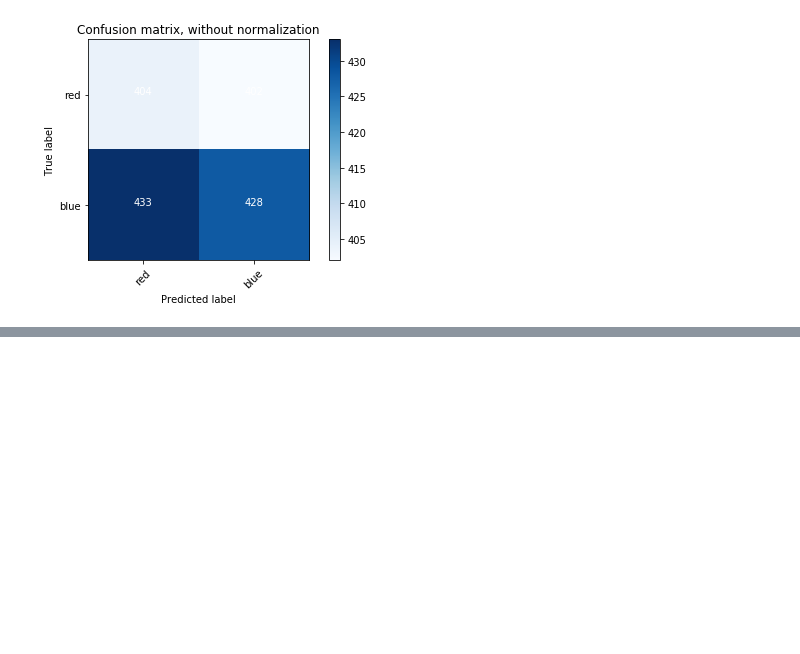
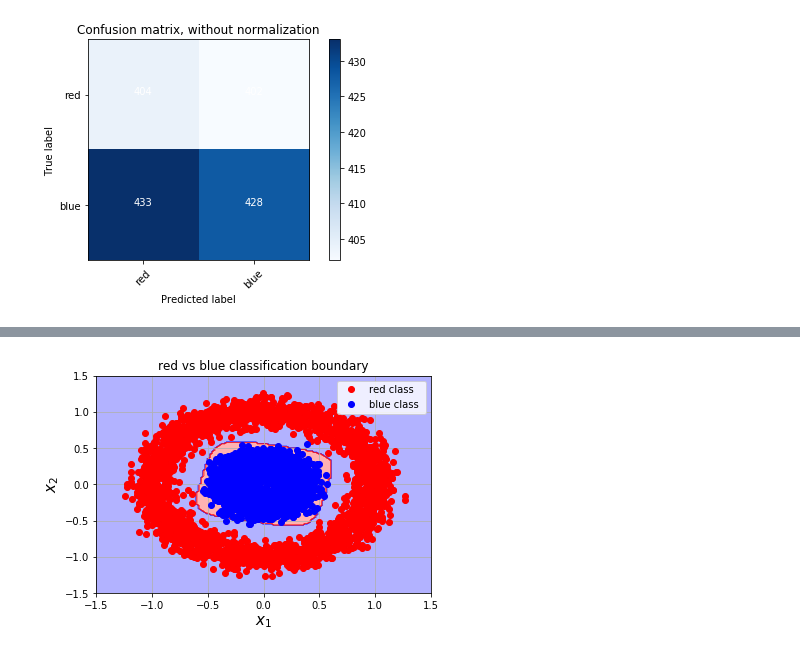
Before and after one commit to davidkorea/deeplearning, a Jupyter notebook: keras.ipynb, the cells around one changed output, grey strips where cells are left out. Cells and saved outputs as stored; diff of their text form; code cells hidden in the pictures; blank space fills up the shorter version.

```diff
--- a/keras.ipynb
+++ b/keras.ipynb
@@ -205,0 +282,33 @@ Neural Network with Nonlinear Activation
+# %%
+#Plot the resulting decision boundary
+#Generate a grid over the input space to plot the color of the
+#classification at that grid point
+nb_of_xs = 200
+xs1 = np.linspace(-2, 2, num = nb_of_xs)
+xs2 = np.linspace(-2, 2, num = nb_of_xs)
+xx, yy = np.meshgrid(xs1, xs2) # create the grid
+#Initialize and fill the classification plane
+classification_plane = np.zeros((nb_of_xs, nb_of_xs))
+for i in range(nb_of_xs):
+    for j in range(nb_of_xs):
+        pred = nn_predict(model, np.array([[xx[i,j], yy[i,j]]]))
+        classification_plane[i, j] = pred[0, 0]
+#Create a color map to show the classification colors of each grid point
+cmap = ListedColormap([
+        colorConverter.to_rgba('b', alpha = 0.30),
+        colorConverter.to_rgba('r', alpha = 0.30)])
+
+#Plot the classification plane with decision boundary and input samples
+plt.contourf(xx, yy, classification_plane, cmap = cmap)
+#Plot both classes on the x1, x2 plane
+plt.plot(x_red[:, 0], x_red[:, 1], 'ro', label = 'red class')
+plt.plot(x_blue[:, 0], x_blue[:, 1], 'bo', label = 'blue class ')
+plt.grid()
+plt.legend(loc = 1)
+plt.xlabel('$x_1$', fontsize = 15)
+plt.ylabel('$x_2$', fontsize = 15)
+plt.axis([-1.5, 1.5, -1.5, 1.5])
+plt.title('red vs blue classification boundary')
+plt.show()
+# %% [output]
+[figure, added]
```
Also changed, not shown: parts of 11 cells of this notebook.
